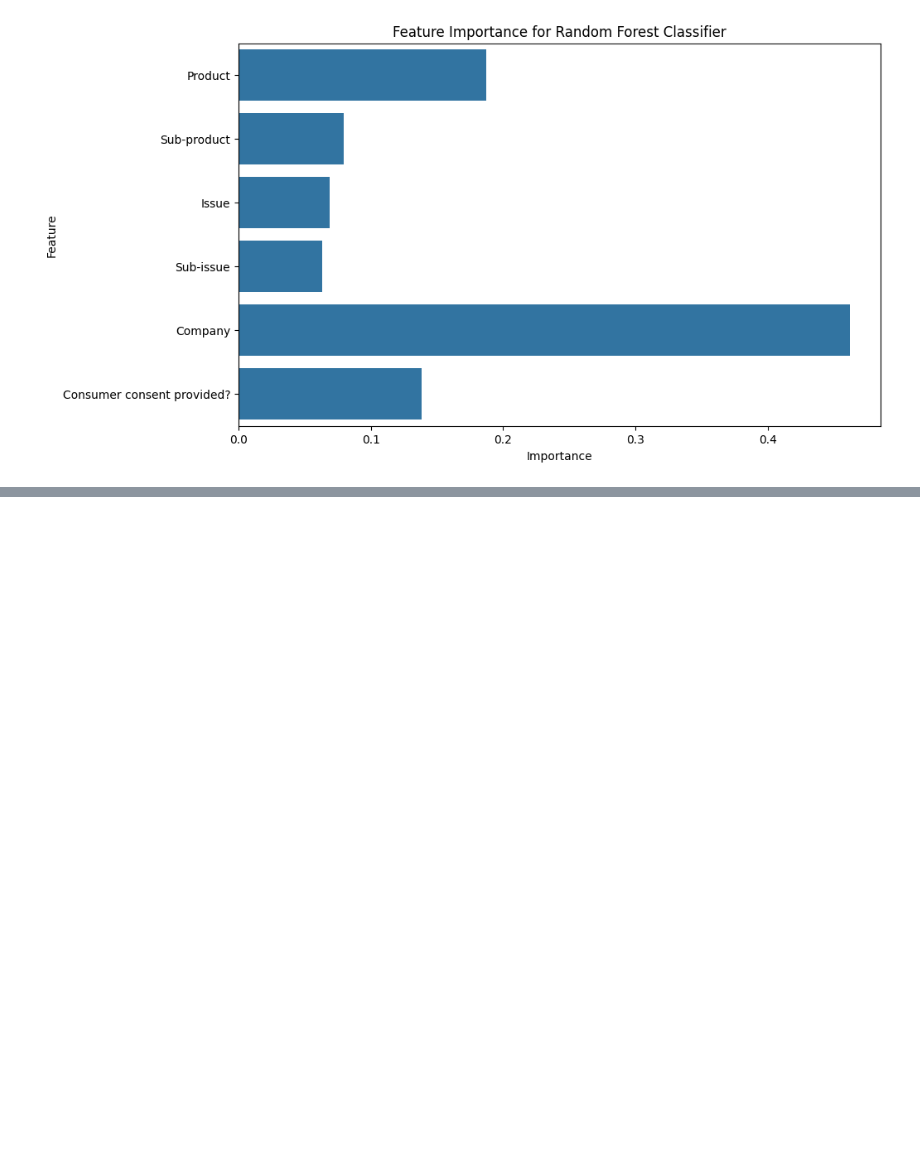
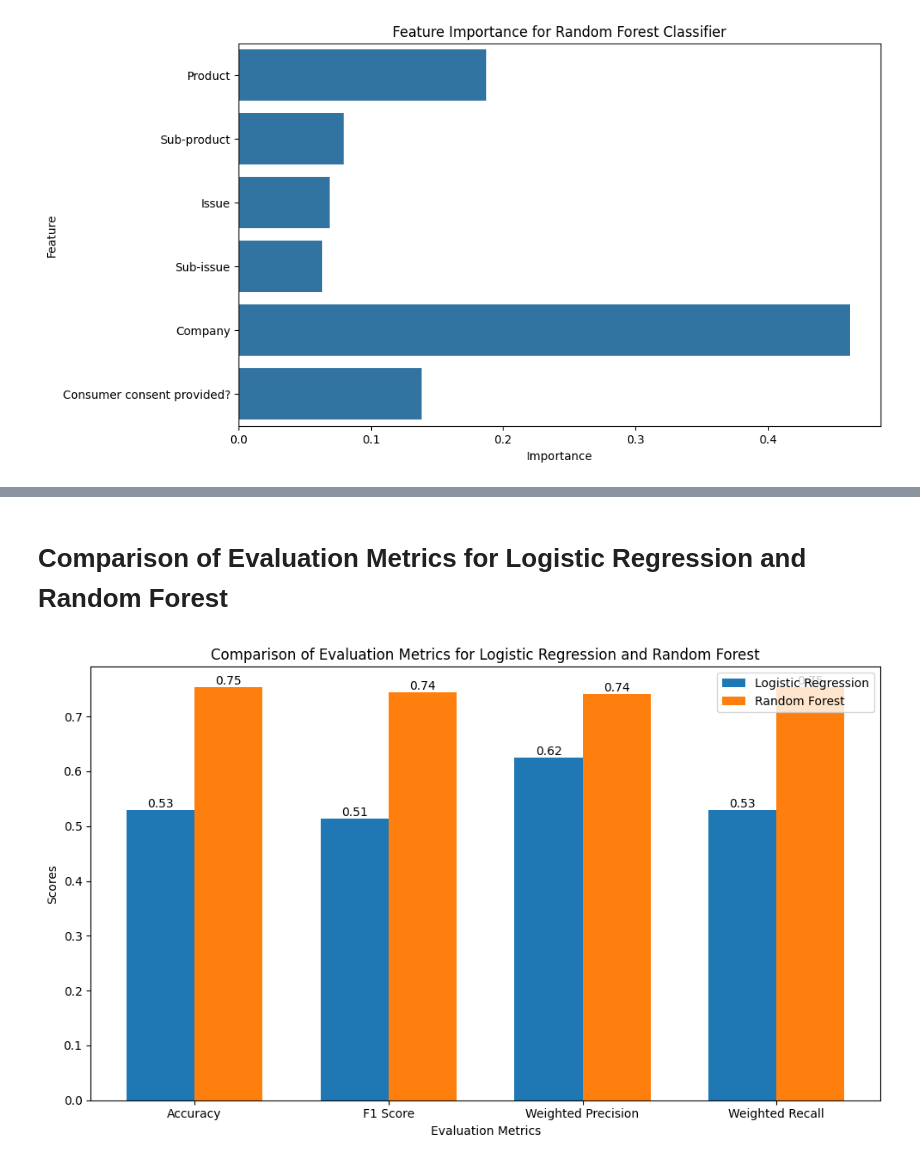
Before and after one commit to samarthsingh1/data_insights, a Jupyter notebook: data_classification.ipynb, the cells around one changed output, grey strips where cells are left out. Cells and saved outputs as stored; diff of their text form; code cells hidden in the pictures; blank space fills up the shorter version.

```diff
--- a/data_classification.ipynb
+++ b/data_classification.ipynb
@@ -445,0 +522,61 @@ plt.show()
+# %% [markdown]
+# Comparison of Evaluation Metrics for Logistic Regression and Random Forest
+# %%
+
+# Logistic Regression (Elastic Net)
+elastic_net = SGDClassifier(loss='log_loss', penalty='elasticnet', alpha=0.0001, l1_ratio=0.5)
+elastic_net.fit(X_train, y_train)
+y_pred_en = elastic_net.predict(X_test)
+
+# Calculate metrics for Logistic Regression
+accuracy_en = accuracy_score(y_test, y_pred_en)
+f1_en = f1_score(y_test, y_pred_en, average='weighted')
+precision_en = precision_score(y_test, y_pred_en, average='weighted')
+recall_en = recall_score(y_test, y_pred_en, average='weighted')
+
+# Random Forest Classifier
+random_forest = RandomForestClassifier()
+random_forest.fit(X_train, y_train)
+y_pred_rf = random_forest.predict(X_test)
+
+# Calculate metrics for Random Forest
+accuracy_rf = accuracy_score(y_test, y_pred_rf)
+f1_rf = f1_score(y_test, y_pred_rf, average='weighted')
+precision_rf = precision_score(y_test, y_pred_rf, average='weighted')
+recall_rf = recall_score(y_test, y_pred_rf, average='weighted')
+
+# Store the metrics in lists for plotting
+metrics = ['Accuracy', 'F1 Score', 'Weighted Precision', 'Weighted Recall']
+logistic_regression_scores = [accuracy_en, f1_en, precision_en, recall_en]
+random_forest_scores = [accuracy_rf, f1_rf, precision_rf, recall_rf]
+
+# Set up bar positions
+x = np.arange(len(metrics))  # Label locations
+width = 0.35  # Width of the bars
+
+# Plotting
+fig, ax = plt.subplots(figsize=(10, 6))
+
+# Bar chart for Logistic Regression
+bars1 = ax.bar(x - width/2, logistic_regression_scores, width, label='Logistic Regression')
+
+# Bar chart for Random Forest
+bars2 = ax.bar(x + width/2, random_forest_scores, width, label='Random Forest')
+
+# Add labels, title, and custom x-axis tick labels
+ax.set_xlabel('Evaluation Metrics')
+ax.set_ylabel('Scores')
+ax.set_title('Comparison of Evaluation Metrics for Logistic Regression and Random Forest')
+ax.set_xticks(x)
+ax.set_xticklabels(metrics)
+ax.legend()
+
+# Display the values on top of the bars
+for bar in bars1 + bars2:
+    yval = bar.get_height()
+    ax.text(bar.get_x() + bar.get_width() / 2, yval, f'{yval:.2f}', ha='center', va='bottom')
+
+plt.tight_layout()
+plt.show()
+# %% [output]
+[figure, added]
```
Also changed, not shown: parts of 13 cells of this notebook.
